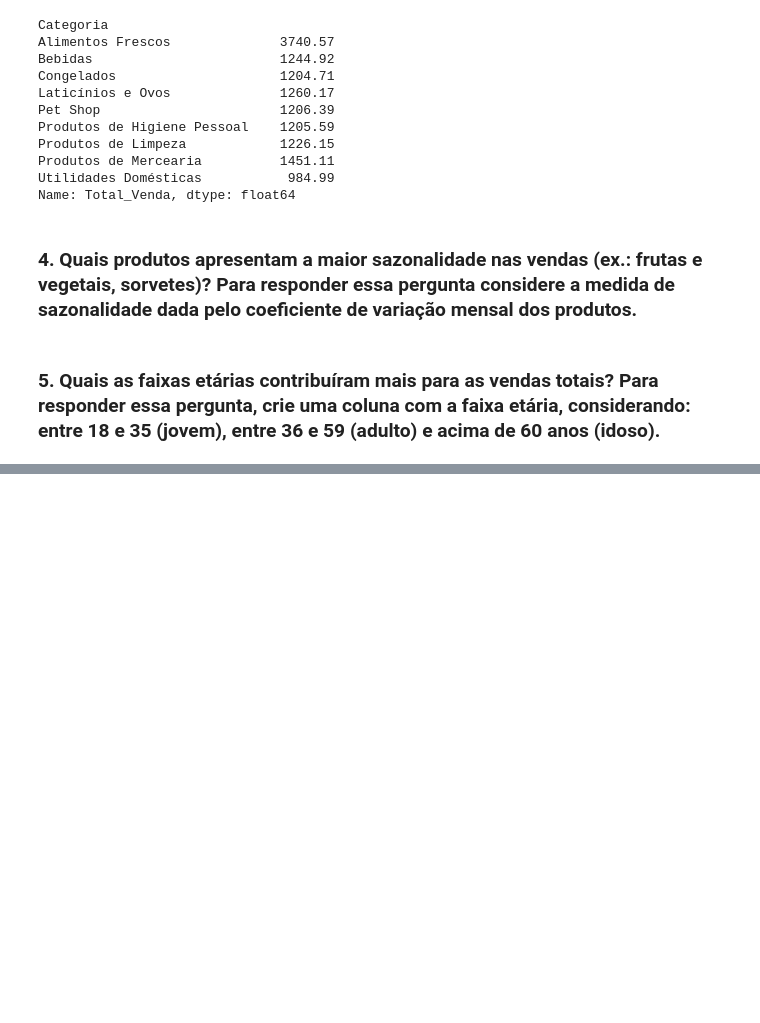
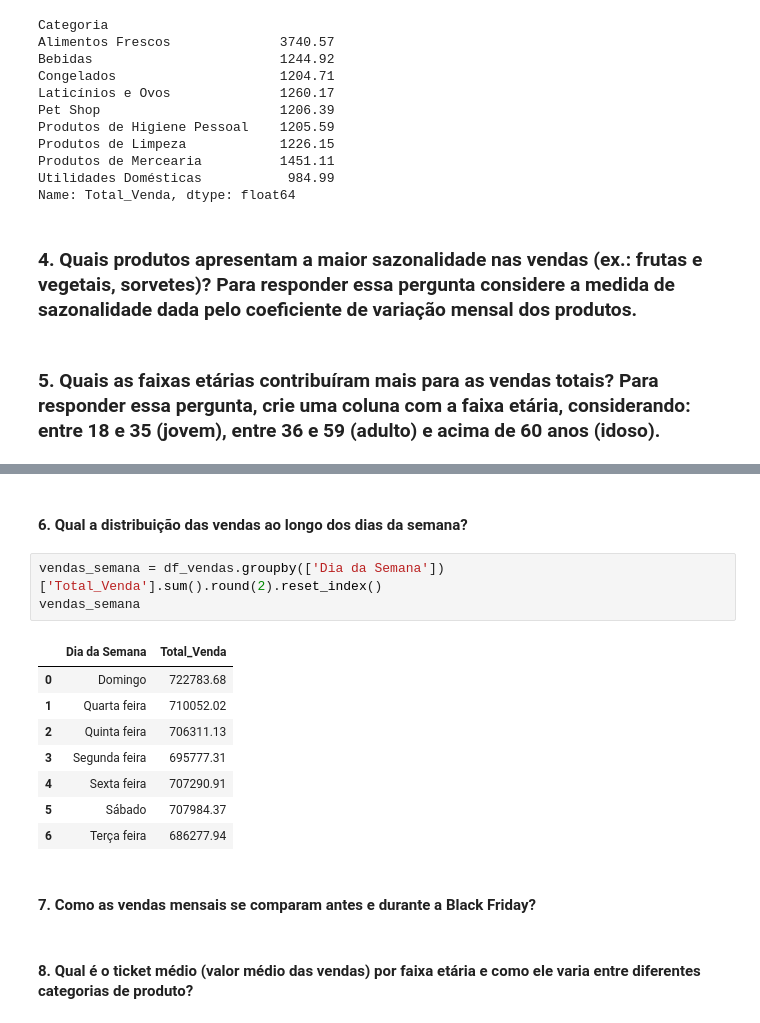
Before and after one commit to felipealbanez/Estudos, a Jupyter notebook: CAIXA_Verso/Módulo 02 - Análise Exploratória de Dados/Projeto_Final_AED.ipynb, the cells around one changed output, grey strips where cells are left out. Drawn from its saved outputs; the diff is of its cells as text; blank space fills up the shorter version.

Commit message:
feat: análise da sexta pergunta

```diff
--- a/CAIXA_Verso/Módulo 02 - Análise Exploratória de Dados/Projeto_Final_AED.ipynb
+++ b/CAIXA_Verso/Módulo 02 - Análise Exploratória de Dados/Projeto_Final_AED.ipynb
@@ -422,3 +422,21 @@ Adulto    2102041.77
 Jovem     1537183.38
 Idoso     1297252.20
 Name: Total_Venda, dtype: float64
+# %% [markdown]
+#### 6. Qual a distribuição das vendas ao longo dos dias da semana?
+# %%
+vendas_semana = df_vendas.groupby(['Dia da Semana'])['Total_Venda'].sum().round(2).reset_index()
+vendas_semana
+# %% [output]
+|  | Dia da Semana | Total_Venda |
+| 0 | Domingo | 722783.68 |
+| 1 | Quarta feira | 710052.02 |
+| 2 | Quinta feira | 706311.13 |
+| 3 | Segunda feira | 695777.31 |
+| 4 | Sexta feira | 707290.91 |
+| 5 | Sábado | 707984.37 |
+| 6 | Terça feira | 686277.94 |
+# %% [markdown]
+#### 7. Como as vendas mensais se comparam antes e durante a Black Friday?
+# %% [markdown]
+#### 8. Qual é o ticket médio (valor médio das vendas) por faixa etária e como ele varia entre diferentes categorias de produto?
```
Also changed, not shown: parts of 1 cell of this notebook.
